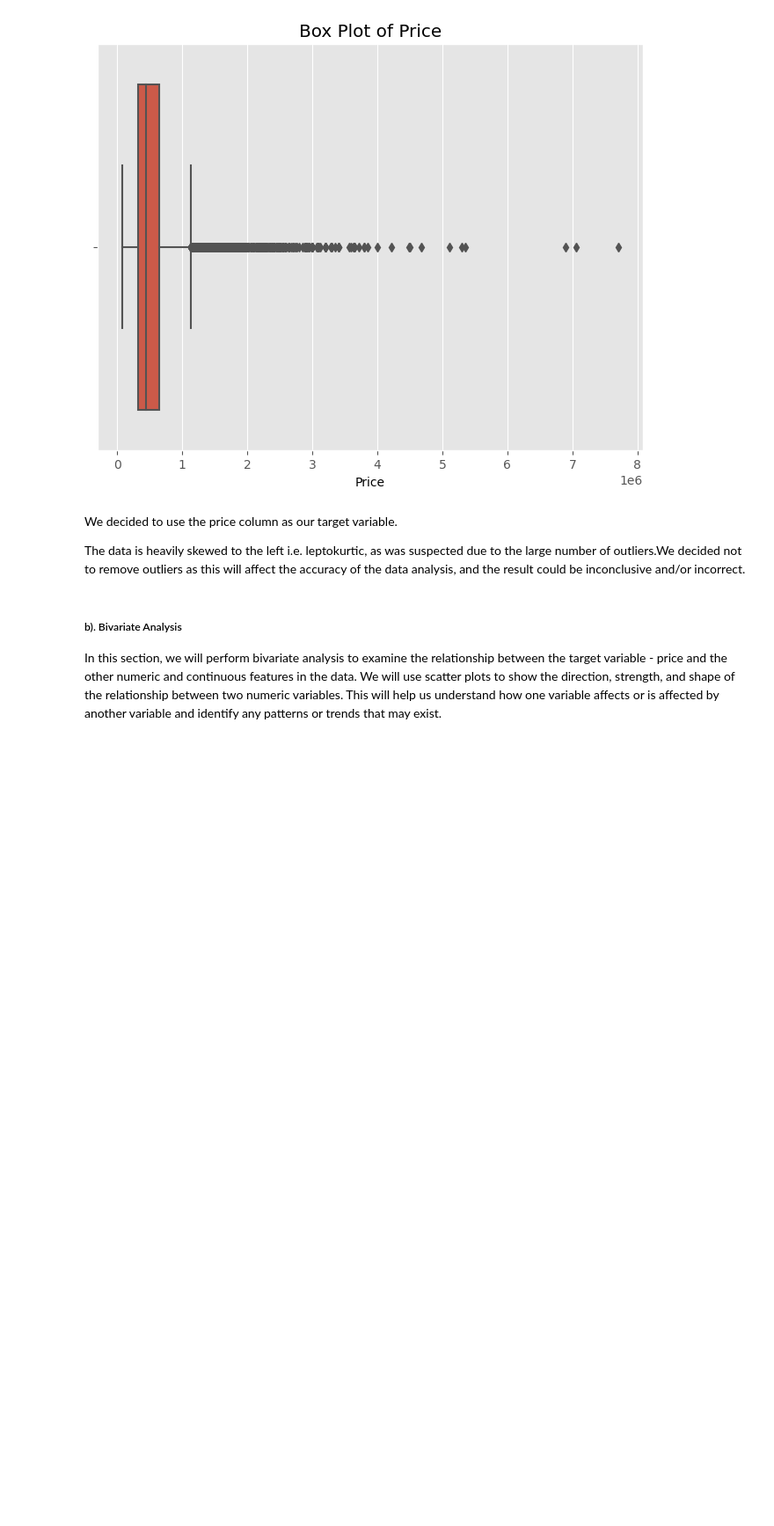
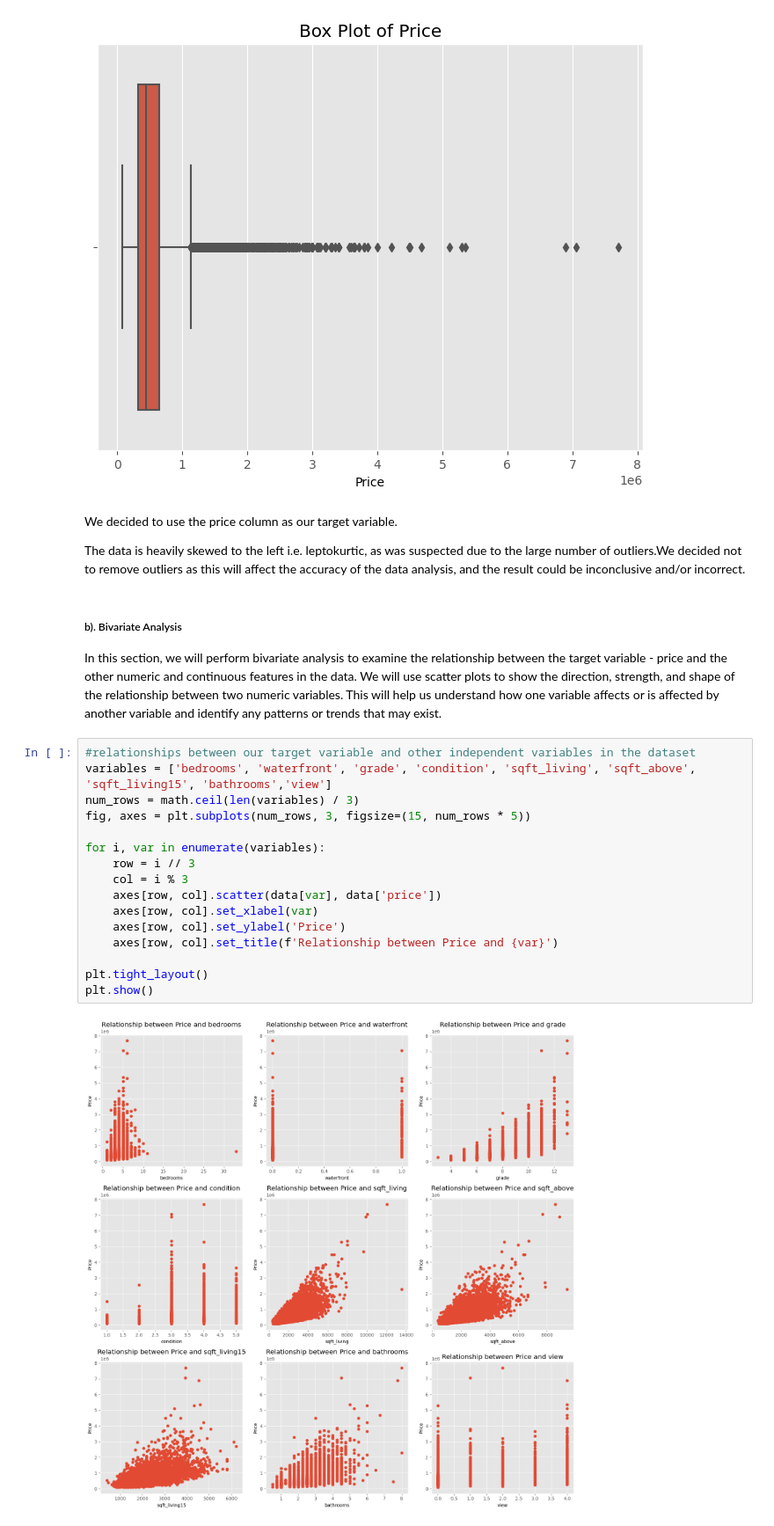
Before and after one commit to Ivan3864/House-Price-Prediction-Using-Regression, a Jupyter notebook: student.ipynb, the cells around one changed output. Shown at 88% size. Cells and saved outputs as stored; diff of their text form; blank space fills up the shorter version.

Commit message:
The output of the scatter plots

```diff
--- a/student.ipynb
+++ b/student.ipynb
@@ -306,3 +306,21 @@ The data is heavily skewed to the left i.e. leptokurtic, as was suspected due to
 # %% [markdown]
 ##### b). Bivariate Analysis
 In this section, we will perform bivariate analysis to examine the relationship between the target variable - price and the other numeric and continuous features in the data. We will use scatter plots to show the direction, strength, and shape of the relationship between two numeric variables. This will help us understand how one variable affects or is affected by another variable and identify any patterns or trends that may exist.
+# %%
+#relationships between our target variable and other independent variables in the dataset
+variables = ['bedrooms', 'waterfront', 'grade', 'condition', 'sqft_living', 'sqft_above', 'sqft_living15', 'bathrooms','view']
+num_rows = math.ceil(len(variables) / 3)
+fig, axes = plt.subplots(num_rows, 3, figsize=(15, num_rows * 5))
+
+for i, var in enumerate(variables):
+    row = i // 3
+    col = i % 3
+    axes[row, col].scatter(data[var], data['price'])
+    axes[row, col].set_xlabel(var)
+    axes[row, col].set_ylabel('Price')
+    axes[row, col].set_title(f'Relationship between Price and {var}')
+
+plt.tight_layout()
+plt.show()
+# %% [output]
+[figure, added]
```
Also changed, not shown: parts of 1 cell of this notebook.
